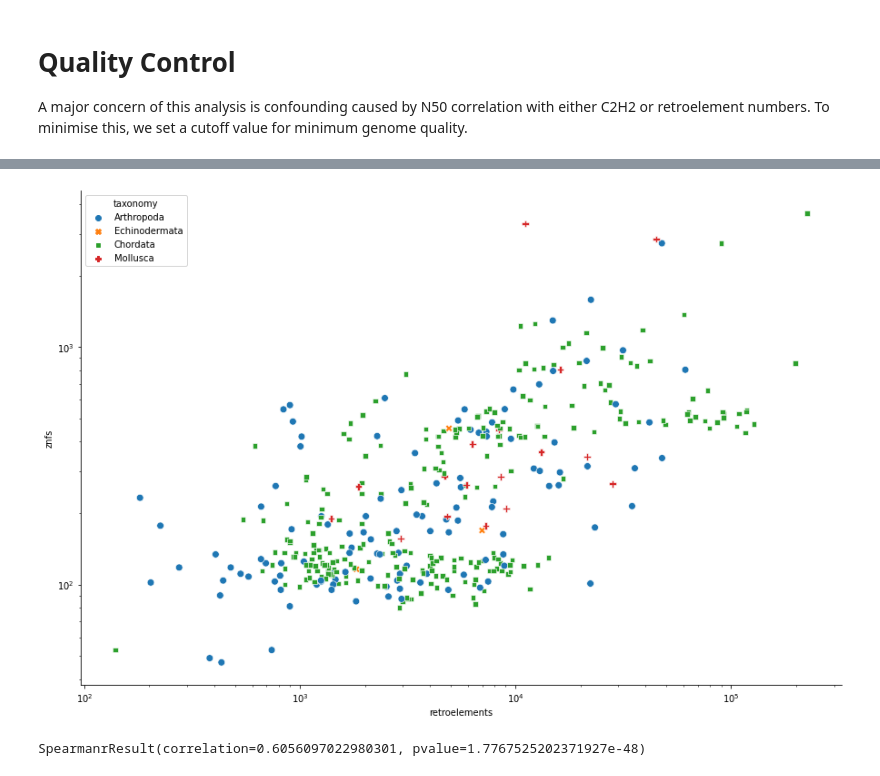
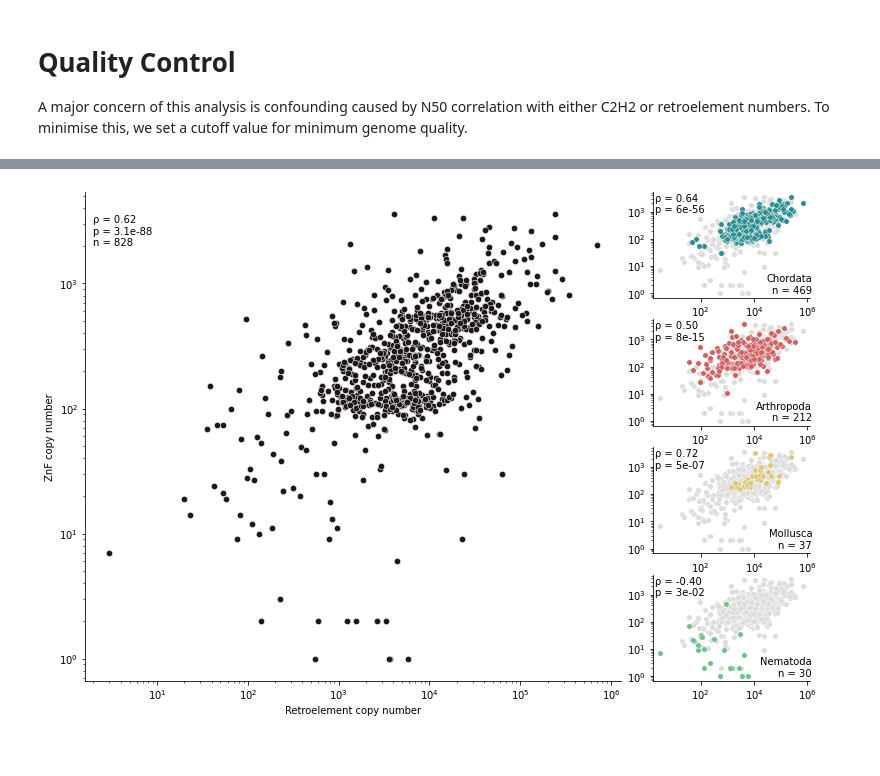
Before and after one commit to jonathan-wells/metazoan-znfs, a Jupyter notebook: analysis/znf_te_correlation.ipynb, the cells around one changed output, grey strips where cells are left out. Saved outputs shown, nothing was run; the diff lists cells and outputs as text; code cells hidden in the pictures.

```diff
--- a/analysis/znf_te_correlation.ipynb
+++ b/analysis/znf_te_correlation.ipynb
@@ -4,3 +4,10 @@ import matplotlib.pyplot as plt
 import seaborn as sns
 from scipy import stats
 import treeswift as ts
+from Bio import Phylo
+import numpy as np
+
+import matplotlib as mpl
+
+mpl.rcParams['pdf.fonttype'] = 42
+mpl.rcParams['ps.fonttype'] = 42
@@ -98,20 +253,58 @@ plt.show()
 # %%
-fig, ax = plt.subplots(figsize=(15, 10))
+fig, ax = plt.subplots(figsize=(13, 9))
+ax = plt.subplot2grid((4, 4), (0, 0), rowspan=5, colspan=3)
+ax0 = plt.subplot2grid((4, 4), (0, 3), rowspan=1, colspan=1)
+ax1 = plt.subplot2grid((4, 4), (1, 3), rowspan=1, colspan=1, sharex=ax0, sharey=ax0)
+ax2 = plt.subplot2grid((4, 4), (2, 3), rowspan=1, colspan=1, sharex=ax1, sharey=ax1)
+ax3 = plt.subplot2grid((4, 4), (3, 3), rowspan=1, colspan=1, sharex=ax2, sharey=ax2)
 
-sns.scatterplot(data=genus_df.loc[genus_df.taxonomy.isin(['Arthropoda', 'Mollusca', 'Echinodermata', 'Chordata'])],
+sns.scatterplot(data=family_df,
                 x='retroelements',
                 y='znfs',
-                hue='taxonomy',
-                style='taxonomy',
-                s=60)
+                color='#1D1718',
+                s=40,
+                ax=ax)
+corr = stats.spearmanr(family_df.znfs, family_df.retroelements)
 
+ax.text(x=2, y=2000, s=f'ρ = {corr[0]:.2f}\np = {corr[1]:.1e}\nn = {len(family_df.znfs)}')
+# ax.text(x=2, y=1600, s=f'p = {corr[1]:.1e}')
+
+for axi, tax, colour in [(ax0, 'Chordata', '#2A8E90'),
+                         (ax1, 'Arthropoda', '#D06163'),
+                         (ax2, 'Mollusca', '#DDC77A'),
+                         (ax3, 'Nematoda', '#70C28C')]:
+
+    sns.scatterplot(data=family_df.loc[family_df.taxonomy != tax],
+                x='retroelements',
+                y='znfs',
+                color='gainsboro',
+                s=30,
+                ax=axi)
+    sns.scatterplot(data=family_df.loc[family_df.taxonomy == tax],
+                x='retroelements',
+                y='znfs',
+                color = colour,
+                s=30,
+                ax=axi)
+
+    corr = stats.spearmanr(family_df.loc[family_df.taxonomy == tax, 'znfs'],
+                           family_df.loc[family_df.taxonomy == tax, 'retroelements'])
+    axi.text(x=2, y=900, s=f'ρ = {corr[0]:.2f}\np = {corr[1]:.0e}')
+    n = len(family_df.loc[family_df.taxonomy == tax, 'znfs'])
+    axi.text(x=1500000, y=1, s=f'{tax}\nn = {n}', ha='right')
+    axi.set_xscale('log')
+    axi.set_yscale('log')
+    axi.set_xlabel('')
+    axi.set_ylabel('')
+
+ax.set_xlabel('Retroelement copy number')
+ax.set_ylabel('ZnF copy number')
 ax.set_xscale('log')
 ax.set_yscale('log')
 sns.despine()
 plt.show()
 
-print(stats.spearmanr(genus_df.znfs, genus_df.retroelements))
+fig.savefig('../figs/metazoan_znf_retroelement_correlation.pdf')
 # %% [output]
-[figure, old version]
+[figure, new version]
-SpearmanrResult(correlation=0.6056097022980301, pvalue=1.7767525202371927e-48)
 # %%
```
Also changed, not shown: parts of 14 cells of this notebook, 5 other files.
